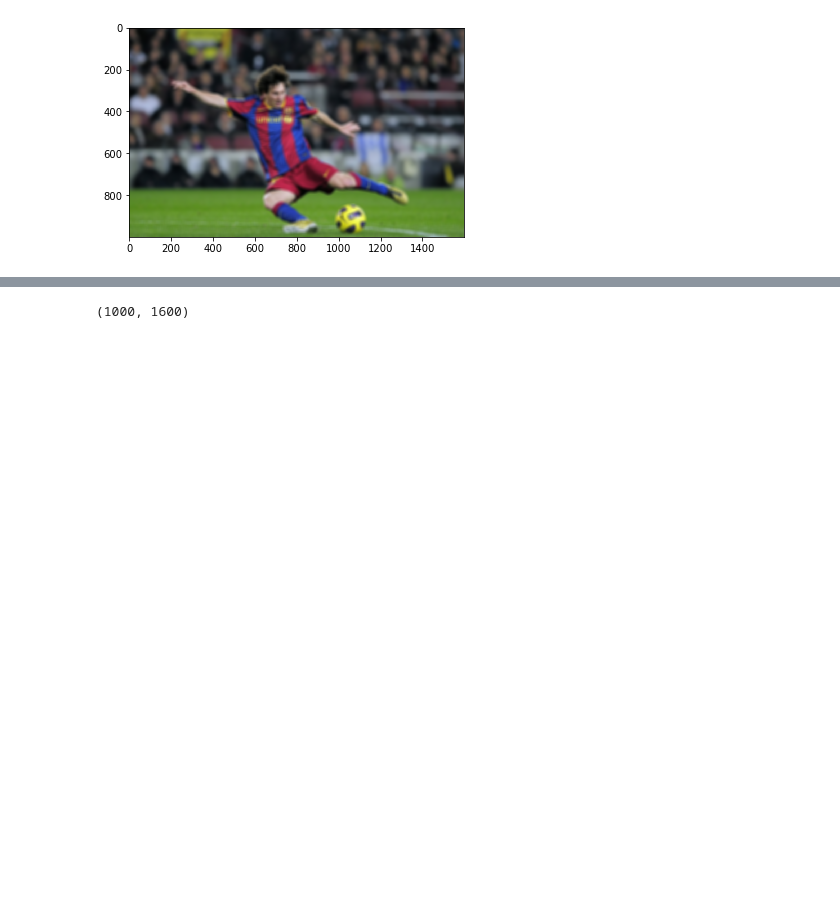
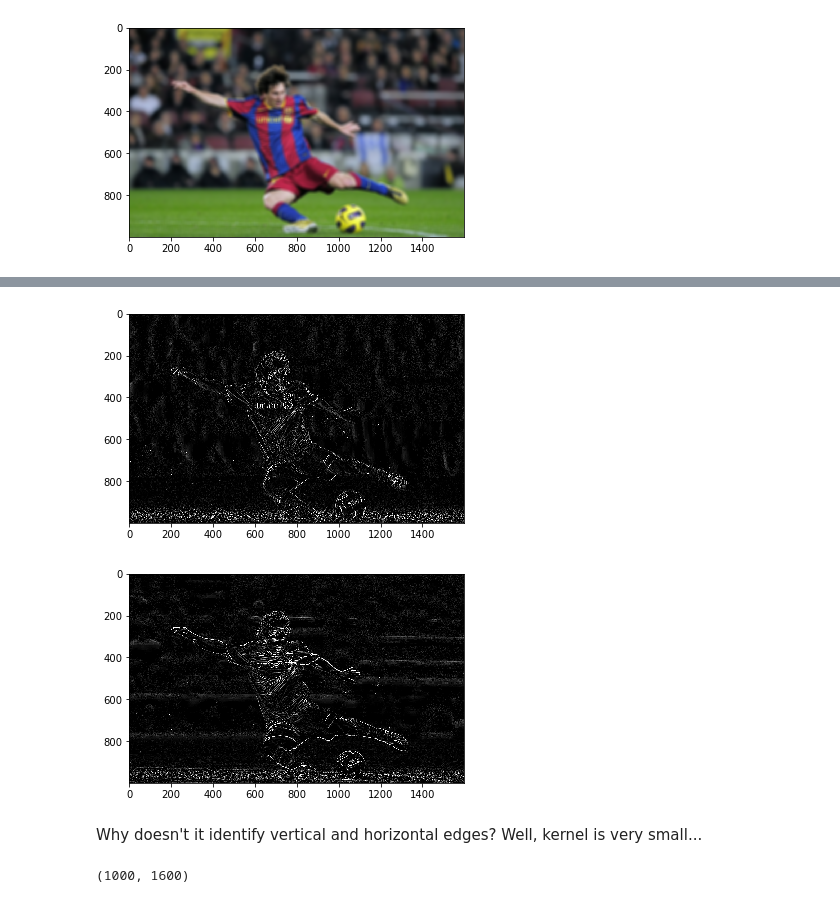
Before and after one commit to AndreaCossu/MLtree, a Jupyter notebook: Computer Vision.ipynb, the cells around one changed output, grey strips where cells are left out. Saved outputs shown, nothing was run; the diff lists cells and outputs as text; code cells hidden in the pictures; blank space fills up the shorter version.

```diff
--- a/Computer Vision.ipynb
+++ b/Computer Vision.ipynb
@@ -89,3 +103,21 @@ plt.imshow( cv2.GaussianBlur(img_rgb,(21,21),10)) # std in both directions
+# %%
+# cv2.CV_8U specify output type
+# we are missing negative gradient edges by using unsigned int. Check out tutorial to overcome this limitation
+# https://opencv-python-tutroals.readthedocs.io/en/latest/py_tutorials/py_imgproc/py_gradients/py_gradients.html
+
+img_sobelx = cv2.Sobel(img_gray, cv2.CV_8U, 1, 0, ksize=3) # first order derivative on first dimension
+img_sobely = cv2.Sobel(img_gray, cv2.CV_8U, 0, 1, ksize=3) # first order derivative on second dimension
+plt.figure()
+plt.imshow(img_sobelx, cmap='gray')
+plt.show()
+plt.figure()
+plt.imshow(img_sobely, cmap='gray')
+plt.show()
+# %% [output]
+[figure, added]
+[figure, added]
+# %% [markdown]
+Why doesn't it identify vertical and horizontal edges? Well, kernel is very small...
 # %%
 edges = cv2.Canny(img_rgb,100,200) # min and max gradient threshold, keep edges in between
 print(edges.shape)
```
Also changed, not shown: parts of 13 cells of this notebook.
